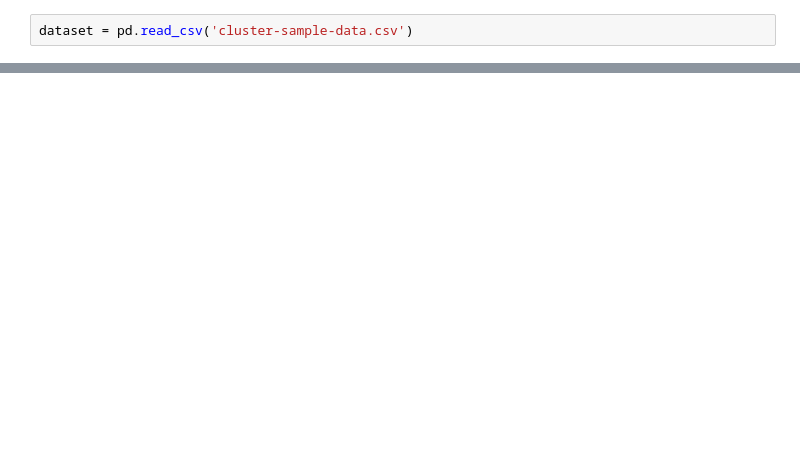
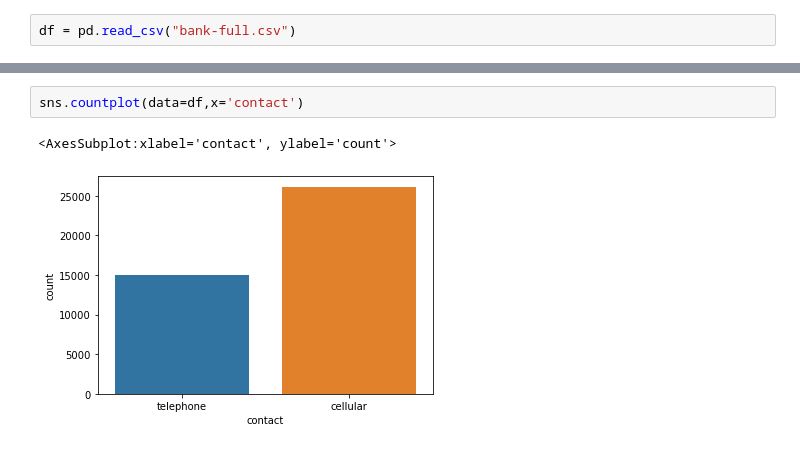
Before and after one commit to lailaghani/GLOW2024, a Jupyter notebook: Clustering/3. K-Means Clustering - Bank Data.ipynb, the cells around one changed output, grey strips where cells are left out. Cells and saved outputs as stored; diff of their text form; blank space fills up the shorter version.

```diff
--- a/Clustering/3. K-Means Clustering - Bank Data.ipynb
+++ b/Clustering/3. K-Means Clustering - Bank Data.ipynb
@@ -6,2 +10,2 @@ from sklearn.cluster import KMeans
 # %%
-dataset = pd.read_csv('cluster-sample-data.csv')
+df = pd.read_csv("bank-full.csv")
@@ -25,0 +82,5 @@ X = dataset.iloc[:, [1, 2]].values
+# %%
+sns.countplot(data=df,x='contact')
+# %% [output]
+<AxesSubplot:xlabel='contact', ylabel='count'>
+[figure, added]
```
Also changed, not shown: parts of 48 cells of this notebook.
